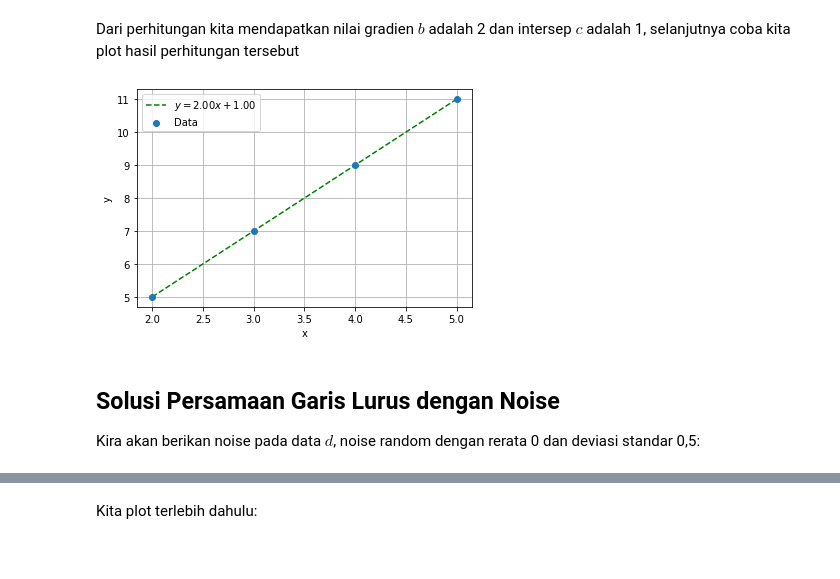
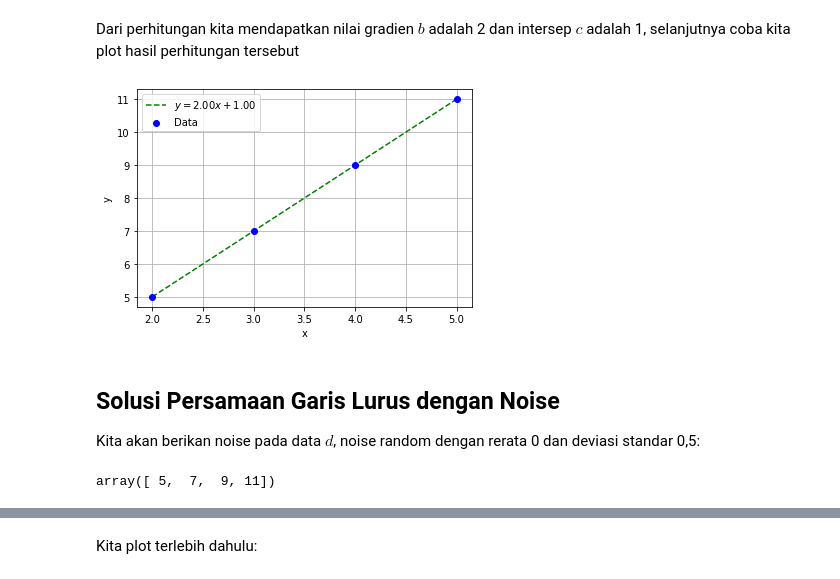
Before and after one commit to anangsahroni/python_course_sm, a Jupyter notebook: Python_Inversion.ipynb, the cells around one changed output, grey strips where cells are left out. Cells and saved outputs as stored; diff of their text form; code cells hidden in the pictures.

```diff
--- a/Python_Inversion.ipynb
+++ b/Python_Inversion.ipynb
@@ -70,31 +90,35 @@ Dari perhitungan kita mendapatkan nilai gradien $b$ adalah 2 dan intersep $c$ ad
 # %%
 import matplotlib.pyplot as plt
 
 x=np.array([2,3,4,5])
 y=np.array([5,7,9,11])
 
-plt.scatter(x,y,zorder=110, label="Data")
+plt.scatter(x,y,zorder=110, label="Data", color="blue")
 plt.xlabel("x")
 plt.ylabel("y")
 plt.grid(True)
 
 
 # hasil perhitungan
 b=m[0]
 c=m[1]
-yl=b*x+c
+y_calc=b*x+c
 
-plt.plot(x,yl, linestyle="--", color="green", \
+plt.plot(x,y_calc, linestyle="--", color="green", \
     label="$y={:.2f}x+{:.2f}$".format(b,c))
 
 plt.legend()
 plt.show()
 # %% [output]
-[figure, old version]
+[figure, new version]
 # %% [markdown]
 ## Solusi Persamaan Garis Lurus dengan Noise
 
-Kira akan berikan noise pada data $d$, noise random dengan rerata 0 dan deviasi standar 0,5:
+Kita akan berikan noise pada data $d$, noise random dengan rerata 0 dan deviasi standar 0,5:
+# %%
+d
+# %% [output]
+array([ 5,  7,  9, 11])
 # %%
 noise=np.random.normal(0, 0.5, len(d))
 
```
Also changed, not shown: parts of 22 cells of this notebook.
